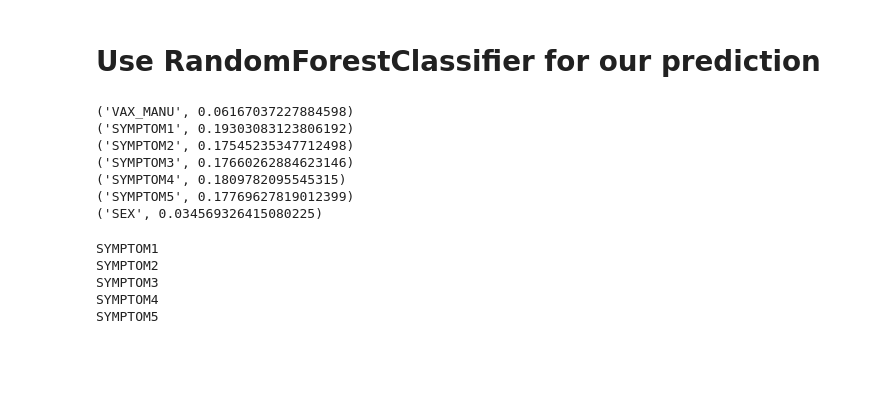
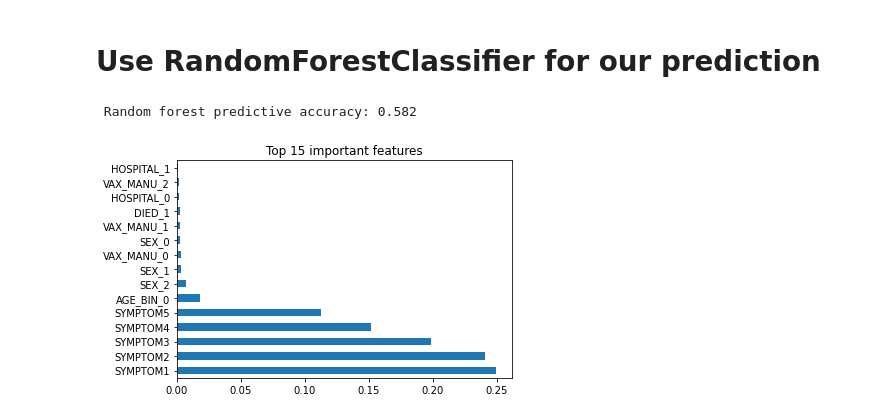
Before and after one commit to jvera01/COVID19_VAERS_ANALYSIS, a Jupyter notebook: Notebooks/RandomForest_VAERS.ipynb, the cells around one changed output. Drawn from its saved outputs; the diff is of its cells as text; code cells hidden in the pictures; blank space fills up the shorter version.

```diff
--- a/Notebooks/RandomForest_VAERS.ipynb
+++ b/Notebooks/RandomForest_VAERS.ipynb
@@ -87,0 +65,6 @@ df2
+# %%
+# Merge one-hot encoded features and drop the originals
+df3 = df2.merge(encode_df, left_index=True, right_index=True)
+df3 = df3.drop(columns = ['AGE_YRS','DIED','ER_VISIT','HOSPITAL','DISABLE','BIRTH_DEFECT','AGE_BIN','VAX_MANU','L_THREAT','SEX'])
+df3 = df3.set_index(['VAERS_ID'])
+df3.head()
@@ -89,8 +91,8 @@ df2
 # Use Standard Scaler to scale the data
 # %%
 # drop SYMPTOM1 target from features data
-y = df2.SYMPTOM1
-X = df2.drop(columns=['SYMPTOM1'])
+y = df3.AGE_BIN_3
+X = df3.drop(columns=['AGE_BIN_1','AGE_BIN_2','AGE_BIN_3','AGE_BIN_4','AGE_BIN_5','DIED_0'])
 
 # Split training/test datasets
 X_train, X_test, y_train, y_test = train_test_split(X, y, random_state=42)
@@ -113,33 +115,28 @@ rf_model = RandomForestClassifier(n_estimators=128, random_state=42)
 # Fitting the model
 rf_model = rf_model.fit(X_train_scaled, y_train)
 
-# Print the name and importance of each feature
-feat_labels = ['VAX_MANU','SYMPTOM1','SYMPTOM2','SYMPTOM3','SYMPTOM4','SYMPTOM5','SEX']
-for feature in zip(feat_labels, rf_model.feature_importances_):
-    print(feature)
+# Evaluate the model
+y_pred = rf_model.predict(X_test_scaled)
+print(f" Random forest predictive accuracy: {accuracy_score(y_test,y_pred):.3f}")
 # %% [output]
-('VAX_MANU', 0.06167037227884598)
-('SYMPTOM1', 0.19303083123806192)
-('SYMPTOM2', 0.17545235347712498)
-('SYMPTOM3', 0.17660262884623146)
-('SYMPTOM4', 0.1809782095545315)
-('SYMPTOM5', 0.17769627819012399)
-('SEX', 0.034569326415080225)
+ Random forest predictive accuracy: 0.582
+# %%
+#visualize the top 15 important features
+feat_importances = pd.Series(rf_model.feature_importances_, index=X.columns)
+feat_importances.nlargest(15).plot(kind='barh')
+plt.title("Top 15 important features")
+plt.show()
+# %% [output]
+[figure, added]
 # %%
 # Create a selector object that will use the random forest classifier to identify
 # features that have an importance of more than 0.15
-sfm = SelectFromModel(rf_model, threshold=0.15)
+# sfm = SelectFromModel(rf_model, threshold=0.15)
 
-# Train the selector
-sfm.fit(X_train_scaled, y_train)
+# # Train the selector
+# sfm.fit(X_train_scaled, y_train)
 
-# Print the names of the most important features
-for feature_list_index in sfm.get_support(indices=True):
-    print(feat_labels[feature_list_index])
+# # Print the names of the most important features
+# for feature_list_index in sfm.get_support(indices=True):
+#     print(feat_labels[feature_list_index])
-# %% [output]
-SYMPTOM1
-SYMPTOM2
-SYMPTOM3
-SYMPTOM4
-SYMPTOM5
 # %%
```
Also changed, not shown: parts of 10 cells of this notebook, 7 other files.
